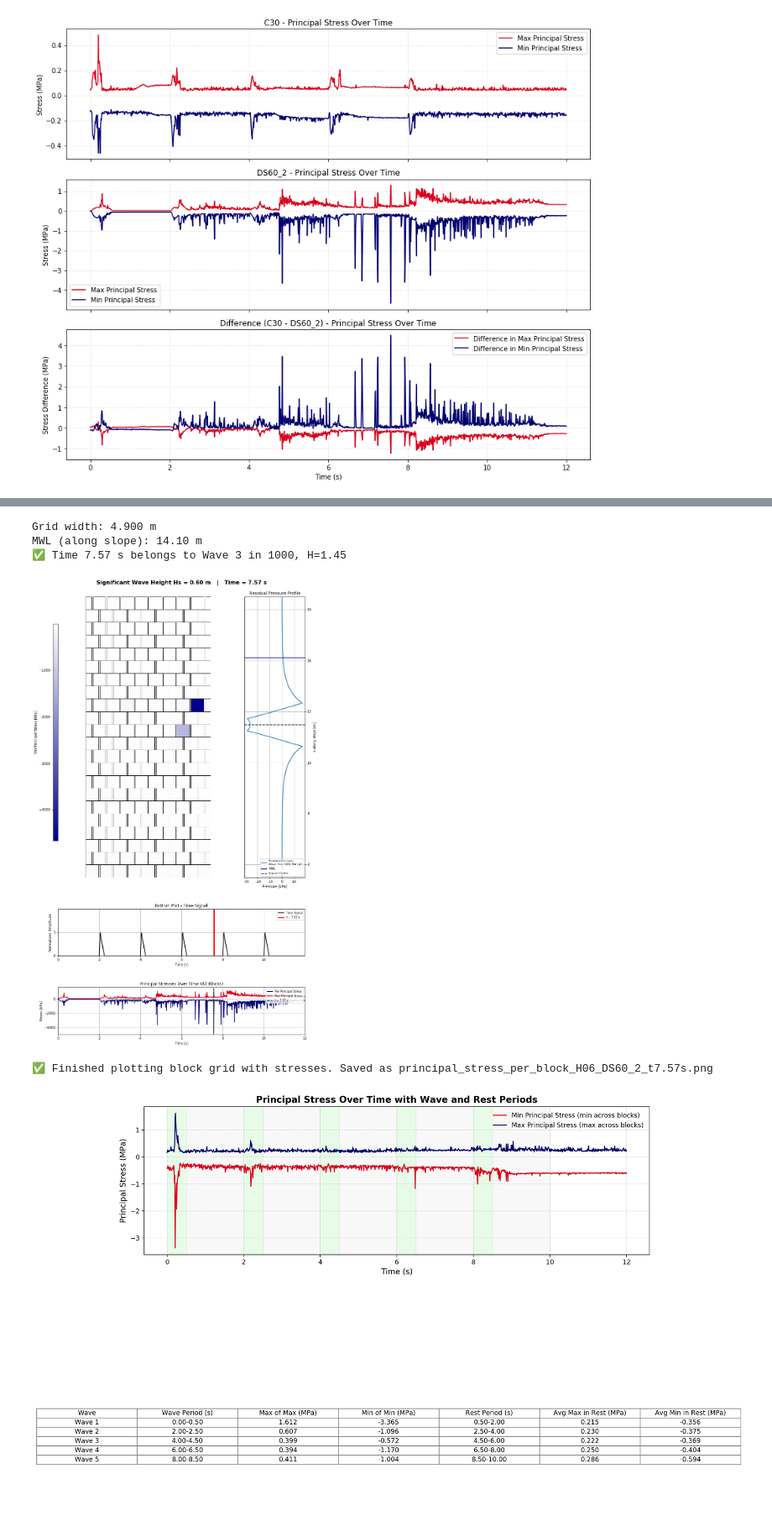
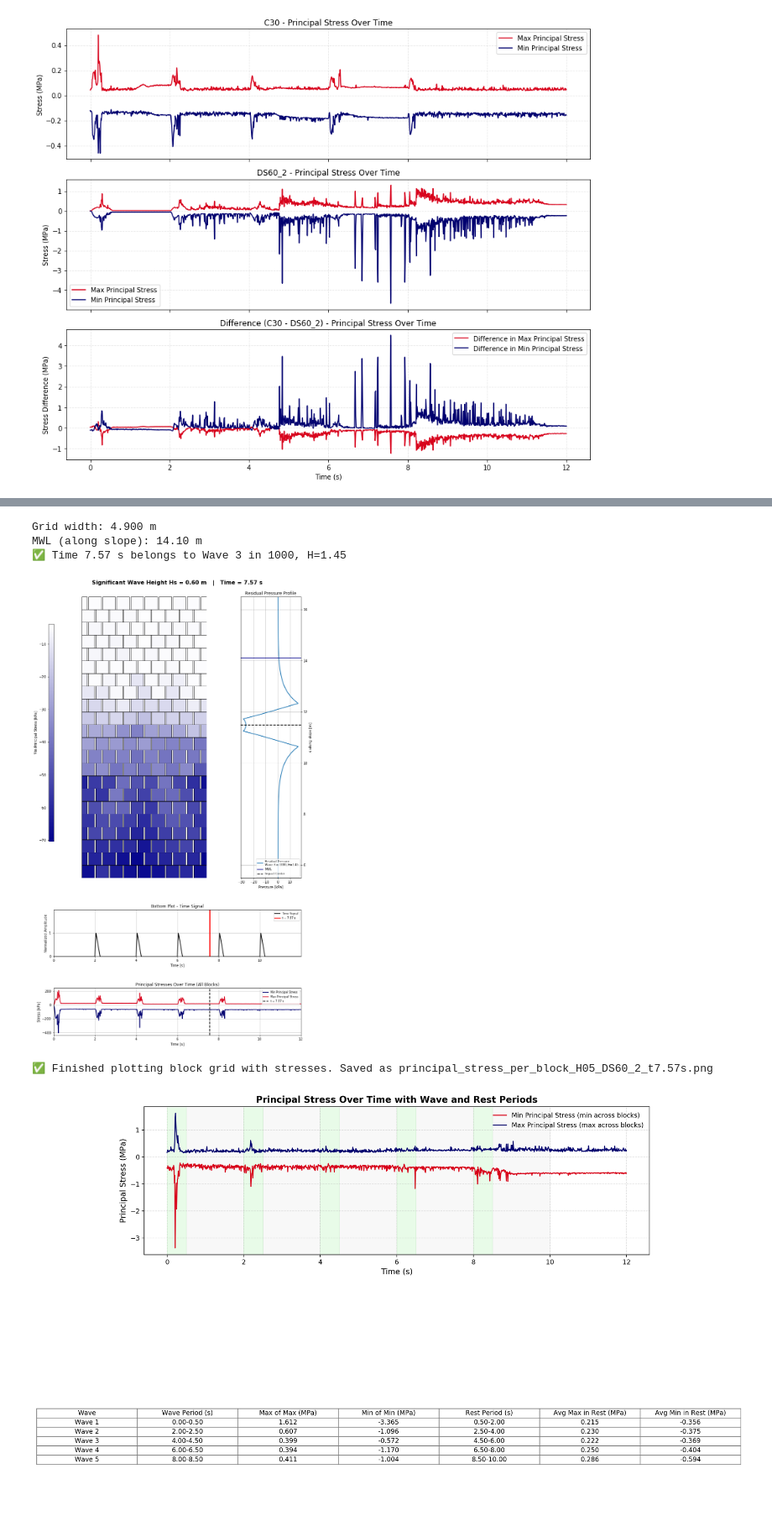
Before and after one commit to ThomasPennockTU/Thesis_Repository, a Jupyter notebook: workfolder/stresses material/stresses_in_blocks.ipynb, the cells around one changed output, grey strips where cells are left out. Shown at 84% size. Cells and saved outputs as stored; diff of their text form; code cells hidden in the pictures.

```diff
--- a/workfolder/stresses material/stresses_in_blocks.ipynb
+++ b/workfolder/stresses material/stresses_in_blocks.ipynb
@@ -161,10 +194,10 @@ from scipy.linalg import solve
 # User settings
 # ------------------------------
 
-target_time = 2.17  # time in seconds to visualize
+target_time = 6.10  # time in seconds to visualize
 
 # New CSV file for C30
-csv_path_stress = 'principal_stress_per_block_H06_C30.csv'
+csv_path_stress = 'principal_stress_per_block_H05_C30.csv'
 
 # ------------------------------
 # Load stress data
@@ -552,7 +585,7 @@ from scipy.linalg import solve
 target_time = 2.17  # time in seconds to visualize
 
 # Path to your new CSV
-csv_path_stress = 'principal_stress_per_block_H06_C30.csv'
+csv_path_stress = 'principal_stress_per_block_H05_C30.csv'
 
 # ------------------------------
 # Load stress data
@@ -948,7 +981,7 @@ from scipy.linalg import solve
 target_time = 2.17  # time in seconds to visualize
 
 # New CSV file for C30
-csv_path_stress = 'principal_stress_per_block_H06_DS60_2.csv'
+csv_path_stress = 'principal_stress_per_block_H05_DS60_2.csv'
 
 # ------------------------------
 # Load stress data
@@ -1336,7 +1369,7 @@ from scipy.linalg import solve
 target_time = 7.57  # time in seconds to visualize
 
 # Path to your new CSV
-csv_path_stress = 'principal_stress_per_block_H06_DS60_2.csv'
+csv_path_stress = 'principal_stress_per_block_H05_DS60_2.csv'
 
 # ------------------------------
 # Load stress data
@@ -1686,35 +1719,35 @@ ax_stress.axvline(
     linestyle='--',
     linewidth=2,
     label=f"t = {target_time:.2f} s"
 )
 
 ax_stress.set_xlabel("Time [s]")
 ax_stress.set_xlim(0, 12)
 ax_stress.set_ylabel("Stress [kPa]")
 ax_stress.set_title("Principal Stresses Over Time (All Blocks)")
 ax_stress.legend(loc='upper right', fontsize=8)
 ax_stress.grid(True)
 
 # --- Global title ---
 fig.suptitle(
     f"Significant Wave Height Hs = {Hs:.2f} m   |   Time = {target_time:.2f} s",
     fontsize=16,
     fontweight="bold"
 )
 
 plt.subplots_adjust(left=0, right=1, top=0.95, bottom=0, wspace=0, hspace=0)
 plt.show()
 
 # Save figure
 out_name = csv_path_stress.replace(".csv", f"_t{target_time:.2f}s.png")
 fig.savefig(out_name, dpi=300, bbox_inches='tight')
 print(f"✅ Finished plotting block grid with stresses. Saved as {out_name}")
 # %% [output]
 Grid width: 4.900 m
 MWL (along slope): 14.10 m
 ✅ Time 7.57 s belongs to Wave 3 in 1000, H=1.45
-[figure, old version]
+[figure, new version]
-✅ Finished plotting block grid with stresses. Saved as principal_stress_per_block_H06_DS60_2_t7.57s.png
+✅ Finished plotting block grid with stresses. Saved as principal_stress_per_block_H05_DS60_2_t7.57s.png
 # %%
 # -*- coding: utf-8 -*-
 import matplotlib.pyplot as plt
```
Also changed, not shown: parts of 8 cells of this notebook, 6 other files.
